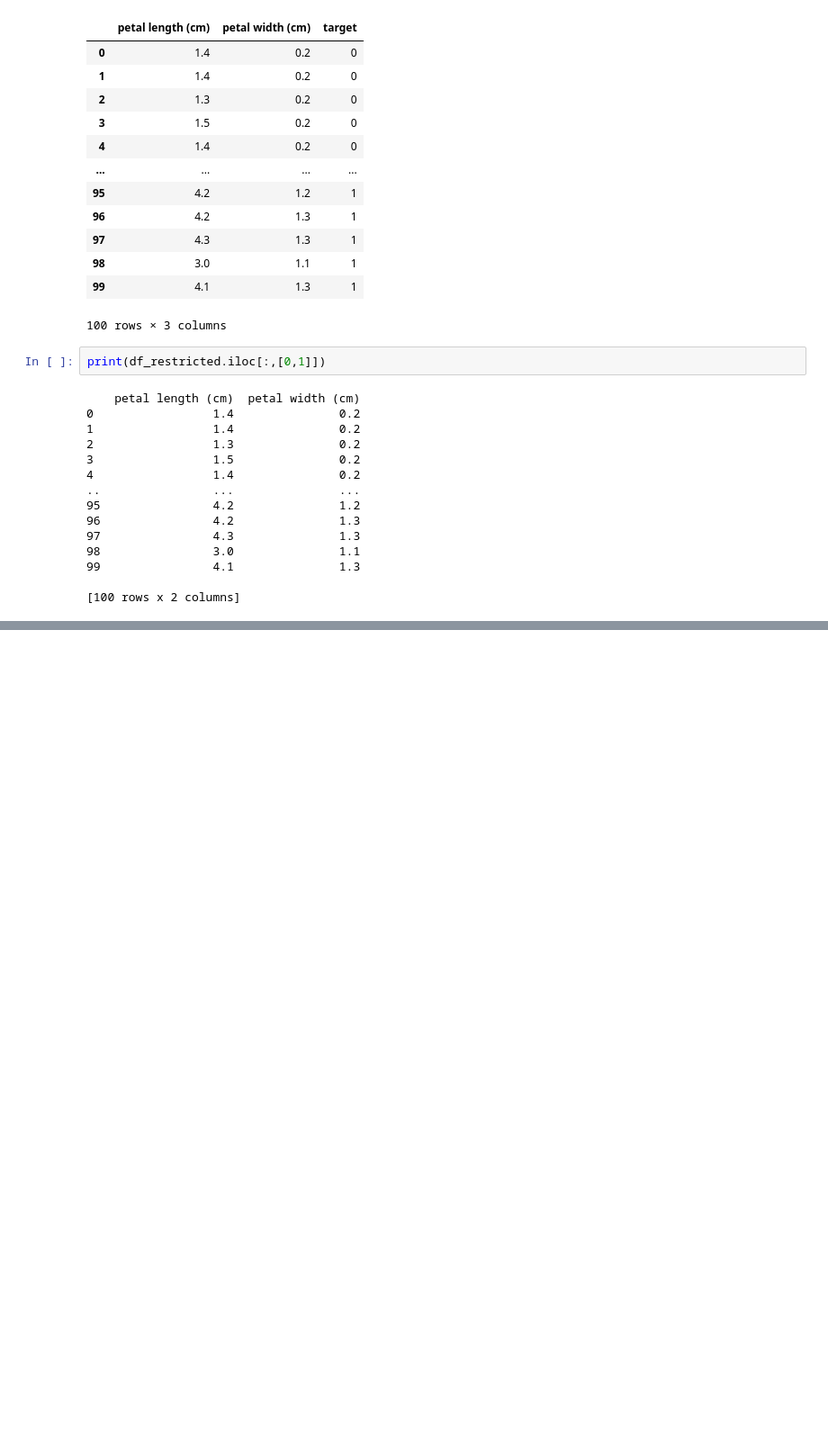
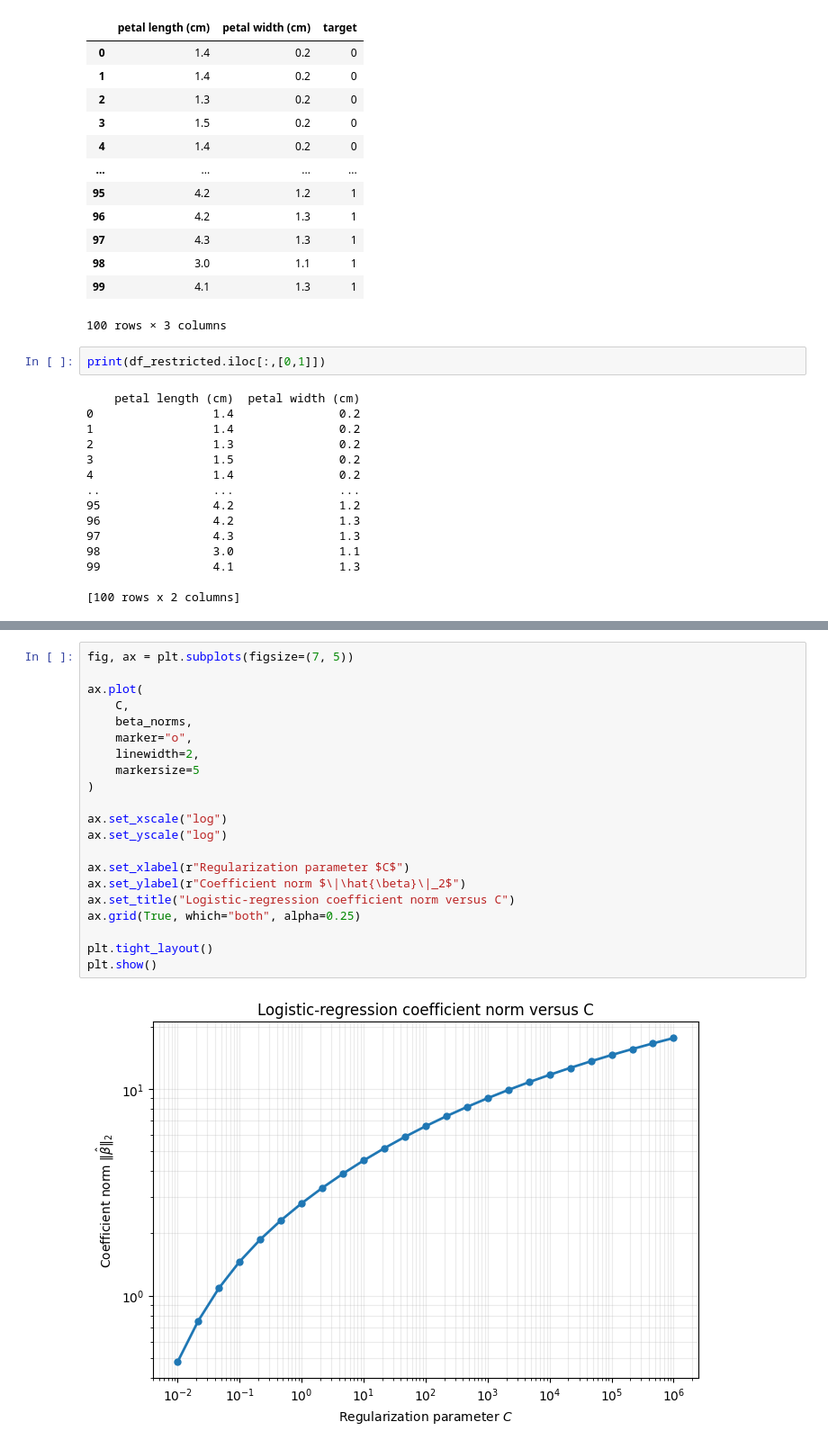
Before and after one commit to maxmartin40/Math-5750-Projects, a Jupyter notebook: Homework1.ipynb, the cells around one changed output, grey strips where cells are left out. Shown at 90% size. Cells and saved outputs as stored; diff of their text form; blank space fills up the shorter version.

Commit message:
Make Figure 5

```diff
--- a/Homework1.ipynb
+++ b/Homework1.ipynb
@@ -434,2 +437,25 @@ beta_norms.append(np.linalg.norm(beta, ord=2))
 
 beta_norms = np.array(beta_norms)
+# %%
+fig, ax = plt.subplots(figsize=(7, 5))
+
+ax.plot(
+    C,
+    beta_norms,
+    marker="o",
+    linewidth=2,
+    markersize=5
+)
+
+ax.set_xscale("log")
+ax.set_yscale("log")
+
+ax.set_xlabel(r"Regularization parameter $C$")
+ax.set_ylabel(r"Coefficient norm $\|\hat{\beta}\|_2$")
+ax.set_title("Logistic-regression coefficient norm versus C")
+ax.grid(True, which="both", alpha=0.25)
+
+plt.tight_layout()
+plt.show()
+# %% [output]
+[figure, added]
```
Also changed, not shown: parts of 1 cell of this notebook.
